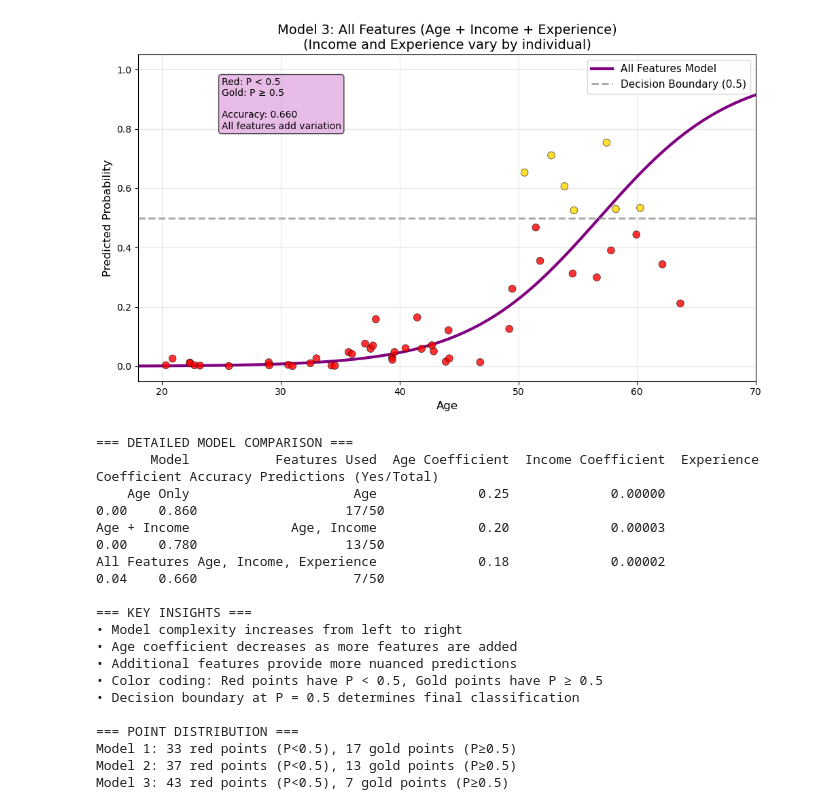
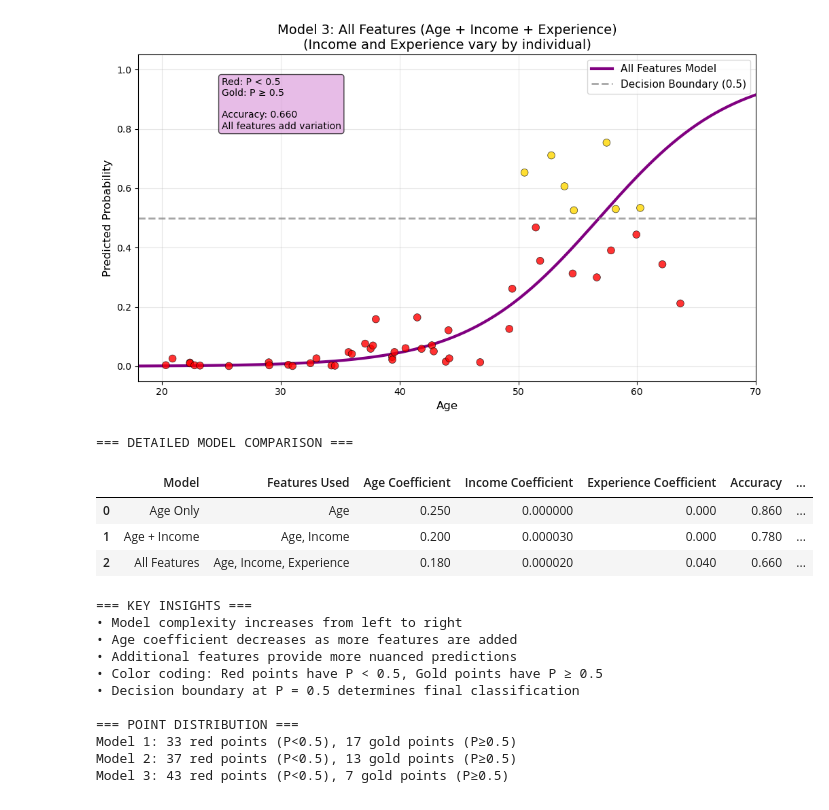
Before and after one commit to jonathanwong03/CS103-Project---G2T2, a Jupyter notebook: ipynb/LogisticRegression.ipynb, the cells around one changed output. Saved outputs shown, nothing was run; the diff lists cells and outputs as text; code cells hidden in the pictures.

Commit message:
displayed detailed model comparison as a dataframe

```diff
--- a/ipynb/LogisticRegression.ipynb
+++ b/ipynb/LogisticRegression.ipynb
@@ -726,54 +726,62 @@ comparison_data = {
     'Income Coefficient': [w1_income, w2_income, w3_income],
     'Experience Coefficient': [w1_experience, w2_experience, w3_experience],
     'Accuracy': [
-        f"{np.mean(pred1 == df['Purchased (y)']):.3f}",
-        f"{np.mean(pred2 == df['Purchased (y)']):.3f}",
-        f"{np.mean(pred3 == df['Purchased (y)']):.3f}"
+        np.mean(pred1 == df['Purchased (y)']),
+        np.mean(pred2 == df['Purchased (y)']),
+        np.mean(pred3 == df['Purchased (y)'])
     ],
     'Predictions (Yes/Total)': [
         f"{sum(pred1)}/{len(pred1)}",
         f"{sum(pred2)}/{len(pred2)}",
         f"{sum(pred3)}/{len(pred3)}"
     ]
 }
 
 comparison_df = pd.DataFrame(comparison_data)
-print(comparison_df.to_string(index=False))
+
+# Format the DataFrame for better display
+comparison_df_display = comparison_df.copy()
+comparison_df_display['Age Coefficient'] = comparison_df_display['Age Coefficient'].apply(lambda x: f"{x:.3f}")
+comparison_df_display['Income Coefficient'] = comparison_df_display['Income Coefficient'].apply(lambda x: f"{x:.6f}")
+comparison_df_display['Experience Coefficient'] = comparison_df_display['Experience Coefficient'].apply(lambda x: f"{x:.3f}")
+comparison_df_display['Accuracy'] = comparison_df_display['Accuracy'].apply(lambda x: f"{x:.3f}")
+
+# Display the DataFrame with proper formatting
+display(comparison_df_display)
 
 print("\n=== KEY INSIGHTS ===")
 print("• Model complexity increases from left to right")
 print("• Age coefficient decreases as more features are added")
 print("• Additional features provide more nuanced predictions")
 print("• Color coding: Red points have P < 0.5, Gold points have P ≥ 0.5")
 print("• Decision boundary at P = 0.5 determines final classification")
 
 # Count points by color for each model
 red1 = sum(1 for p in prob1.flatten() if p < 0.5)
 gold1 = sum(1 for p in prob1.flatten() if p >= 0.5)
 red2 = sum(1 for p in prob2.flatten() if p < 0.5)
 gold2 = sum(1 for p in prob2.flatten() if p >= 0.5)
 red3 = sum(1 for p in prob3.flatten() if p < 0.5)
 gold3 = sum(1 for p in prob3.flatten() if p >= 0.5)
 
 print(f"\n=== POINT DISTRIBUTION ===")
 print(f"Model 1: {red1} red points (P<0.5), {gold1} gold points (P≥0.5)")
 print(f"Model 2: {red2} red points (P<0.5), {gold2} gold points (P≥0.5)")
 print(f"Model 3: {red3} red points (P<0.5), {gold3} gold points (P≥0.5)")
 # %% [output]
 === DETAILED MODEL COMPARISON ===
-       Model           Features Used  Age Coefficient  Income Coefficient  Experience Coefficient Accuracy Predictions (Yes/Total)
-    Age Only                     Age             0.25             0.00000                    0.00    0.860                   17/50
-Age + Income             Age, Income             0.20             0.00003                    0.00    0.780                   13/50
-All Features Age, Income, Experience             0.18             0.00002                    0.04    0.660                    7/50
-
-=== KEY INSIGHTS ===
-• Model complexity increases from left to right
-• Age coefficient decreases as more features are added
-• Additional features provide more nuanced predictions
-• Color coding: Red points have P < 0.5, Gold points have P ≥ 0.5
-• Decision boundary at P = 0.5 determines final classification
-
-=== POINT DISTRIBUTION ===
-Model 1: 33 red points (P<0.5), 17 gold points (P≥0.5)
-Model 2: 37 red points (P<0.5), 13 gold points (P≥0.5)
-Model 3: 43 red points (P<0.5), 7 gold points (P≥0.5)
+|  | Model | Features Used | Age Coefficient | Income Coefficient | Experience Coefficient | Accuracy | ... |
+| 0 | Age Only | Age | 0.250 | 0.000000 | 0.000 | 0.860 | ... |
+| 1 | Age + Income | Age, Income | 0.200 | 0.000030 | 0.000 | 0.780 | ... |
+| 2 | All Features | Age, Income, Experience | 0.180 | 0.000020 | 0.040 | 0.660 | ... |
+=== KEY INSIGHTS ===
+• Model complexity increases from left to right
+• Age coefficient decreases as more features are added
+• Additional features provide more nuanced predictions
+• Color coding: Red points have P < 0.5, Gold points have P ≥ 0.5
+• Decision boundary at P = 0.5 determines final classification
+
+=== POINT DISTRIBUTION ===
+Model 1: 33 red points (P<0.5), 17 gold points (P≥0.5)
+Model 2: 37 red points (P<0.5), 13 gold points (P≥0.5)
+Model 3: 43 red points (P<0.5), 7 gold points (P≥0.5)
```
Also changed, not shown: 1 other file.
